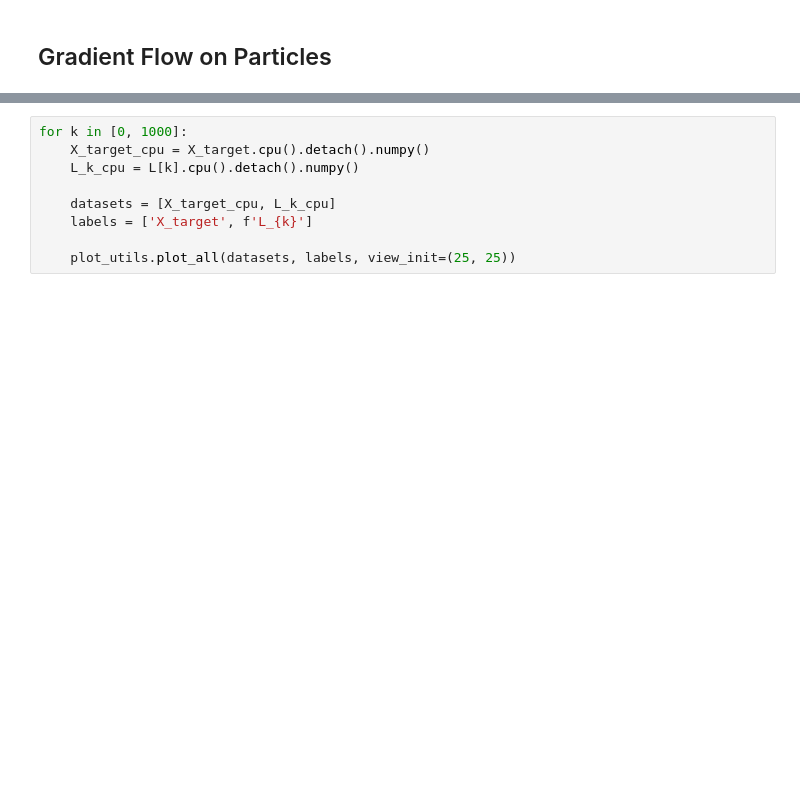
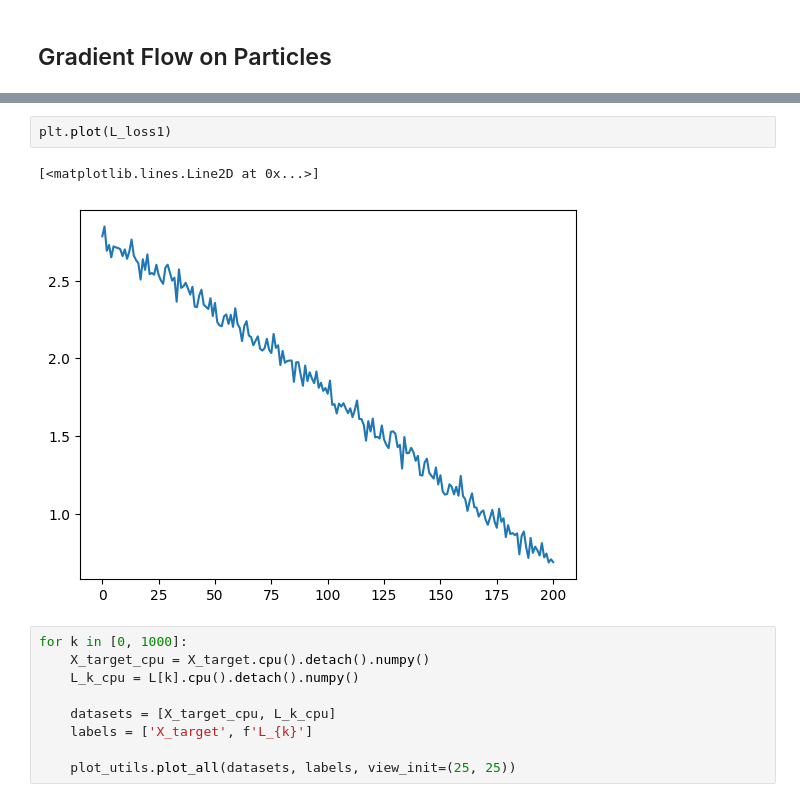
Before and after one commit to mint-vu/s3wd, a Jupyter notebook: src/gf_particle.ipynb, the cells around one changed output, grey strips where cells are left out. Saved outputs shown, nothing was run; the diff lists cells and outputs as text; blank space fills up the shorter version.

```diff
--- a/src/gf_particle.ipynb
+++ b/src/gf_particle.ipynb
@@ -81,3 +58,8 @@ L, L_loss1 = gf_particles.run_exp(X_target, X0, d_func , d_args, device, n_steps
+# %%
+plt.plot(L_loss1)
+# %% [output]
+[<matplotlib.lines.Line2D at 0x...>]
+[figure, added]
 # %%
 for k in [0, 1000]:
     X_target_cpu = X_target.cpu().detach().numpy()
```
Also changed, not shown: parts of 11 cells of this notebook, 2 other files.
